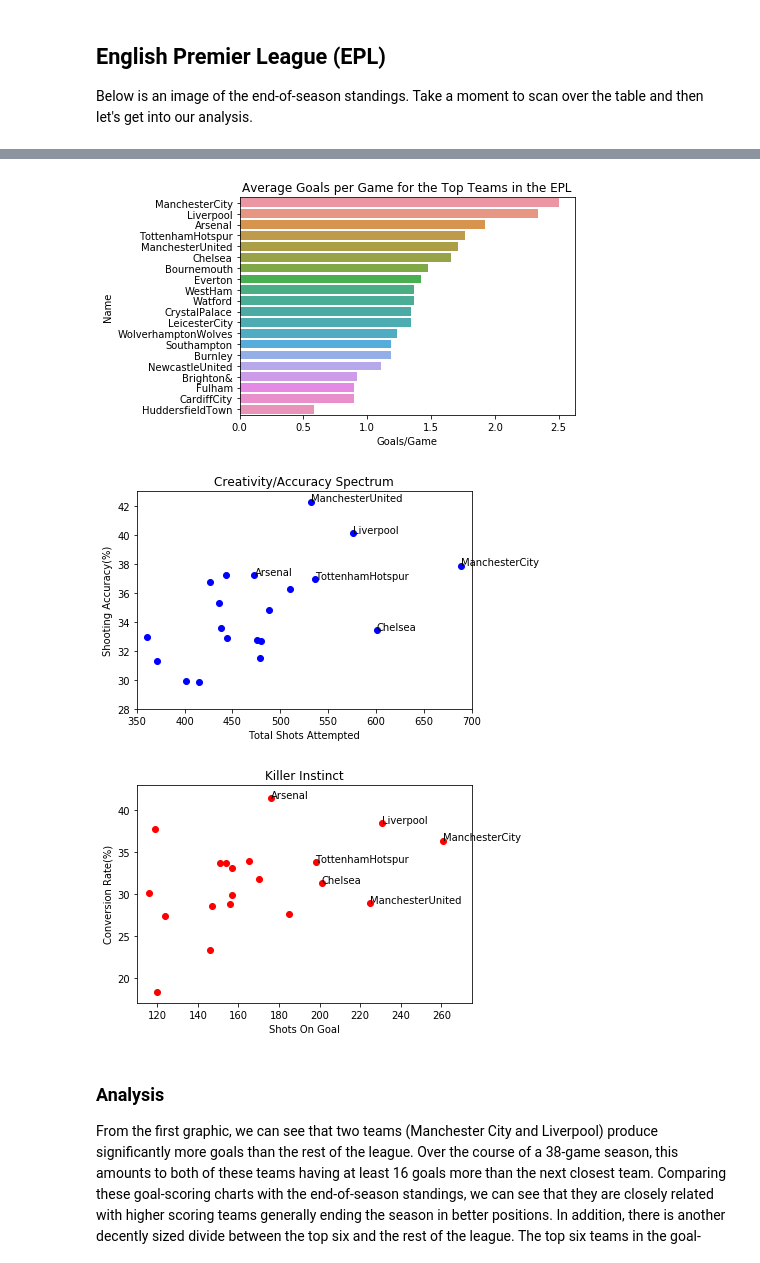
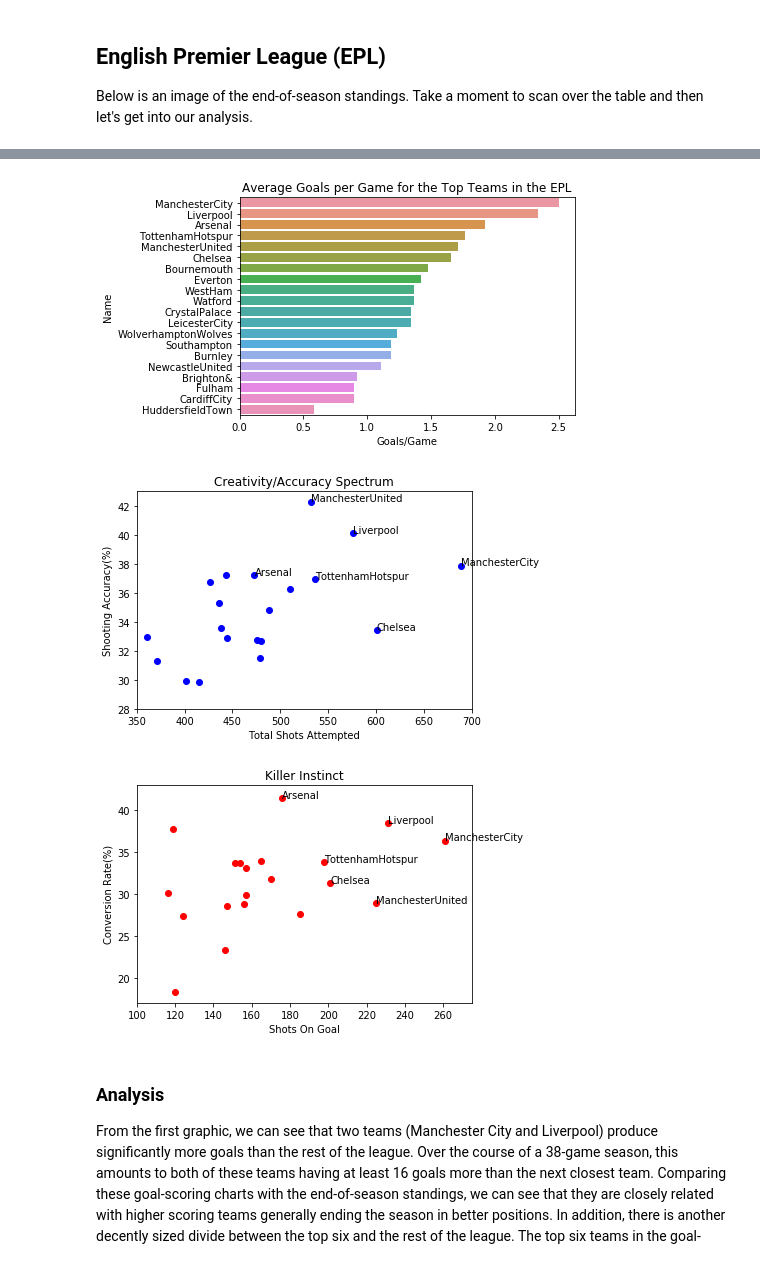
Before and after one commit to hchandra88/SoccerLeaguesAnalysis, a Jupyter notebook: Part1/EPL.ipynb, the cells around one changed output, grey strips where cells are left out. Drawn from its saved outputs; the diff is of its cells as text; code cells hidden in the pictures.

```diff
--- a/Part1/EPL.ipynb
+++ b/Part1/EPL.ipynb
@@ -51,32 +51,32 @@ print(df)
 # %%
 #visualization of top scorers per game
 #df1 = df.sort_values(['Goals/Game'])
 bar1 = sns.barplot(x='Goals/Game', y='Name', data=df)
 #bar1.set_xticklabels(bar1.get_xticklabels(),rotation=90)
 plt.title('Average Goals per Game for the Top Teams in the EPL')
 plt.show()
 
 plt.plot(df["Total Shots"], df["Shooting Accuracy(%)"], 'bo')
 plt.axis([350, 700, 28, 43])
 plt.title('Creativity/Accuracy Spectrum')
 plt.xlabel("Total Shots Attempted")
 plt.ylabel("Shooting Accuracy(%)")
 for i in range(6):
     plt.annotate(df.at[i, 'Name'], xy=(df.at[i,'Total Shots'], df.at[i, 'Shooting Accuracy(%)']))
 plt.show()
 
 plt.plot(df["Shots on Goal"], df["Conversion Rate(%)"], 'ro')
-plt.axis([110, 275, 17, 43])
+plt.axis([100, 275, 17, 43])
 plt.title('Killer Instinct')
 plt.xlabel("Shots On Goal")
 plt.ylabel("Conversion Rate(%)")
 for i in range(6):
     plt.annotate(df.at[i, 'Name'], xy=(df.at[i,'Shots on Goal'], df.at[i, 'Conversion Rate(%)']))
 plt.show()
 # %% [output]
 [figure]
 [figure]
-[figure, old version]
+[figure, new version]
 # %% [markdown]
 ### Analysis
 
```
Also changed, not shown: 2 other files.
